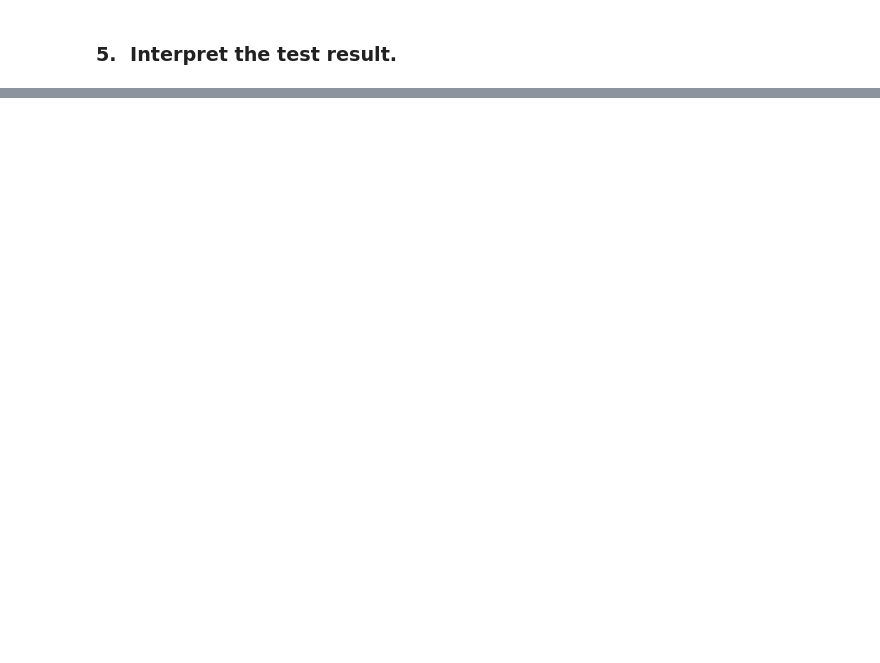
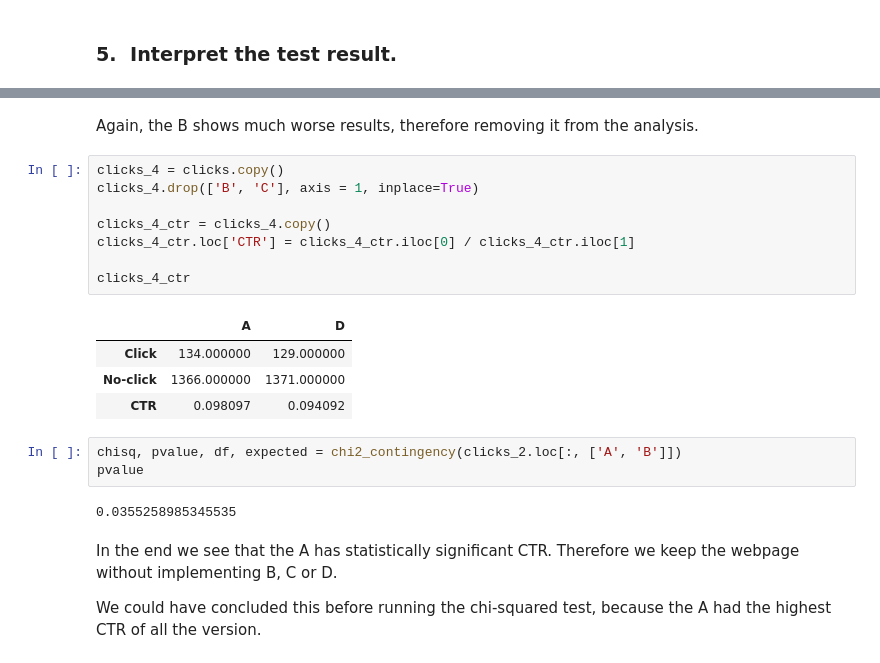
Before and after one commit to gastan81/A-B_testing, a Jupyter notebook: 6_chi_square_test_structure.ipynb, the cells around one changed output, grey strips where cells are left out. Cells and saved outputs as stored; diff of their text form; blank space fills up the shorter version.

```diff
--- a/6_chi_square_test_structure.ipynb
+++ b/6_chi_square_test_structure.ipynb
@@ -402,0 +480,24 @@ p-value is 0.00019398896739266587
+# %% [markdown]
+Again, the B shows much worse results, therefore removing it from the analysis.
+# %%
+clicks_4 = clicks.copy()
+clicks_4.drop(['B', 'C'], axis = 1, inplace=True)
+
+clicks_4_ctr = clicks_4.copy()
+clicks_4_ctr.loc['CTR'] = clicks_4_ctr.iloc[0] / clicks_4_ctr.iloc[1]
+
+clicks_4_ctr
+# %% [output]
+|  | A | D |
+| Click | 134.000000 | 129.000000 |
+| No-click | 1366.000000 | 1371.000000 |
+| CTR | 0.098097 | 0.094092 |
+# %%
+chisq, pvalue, df, expected = chi2_contingency(clicks_2.loc[:, ['A', 'B']])
+pvalue
+# %% [output]
+0.0355258985345535
+# %% [markdown]
+In the end we see that the A has statistically significant CTR. Therefore we keep the webpage without implementing B, C or D.
+
+We could have concluded this before running the chi-squared test, because the A had the highest CTR of all the version.
```
Also changed, not shown: parts of 12 cells of this notebook.
